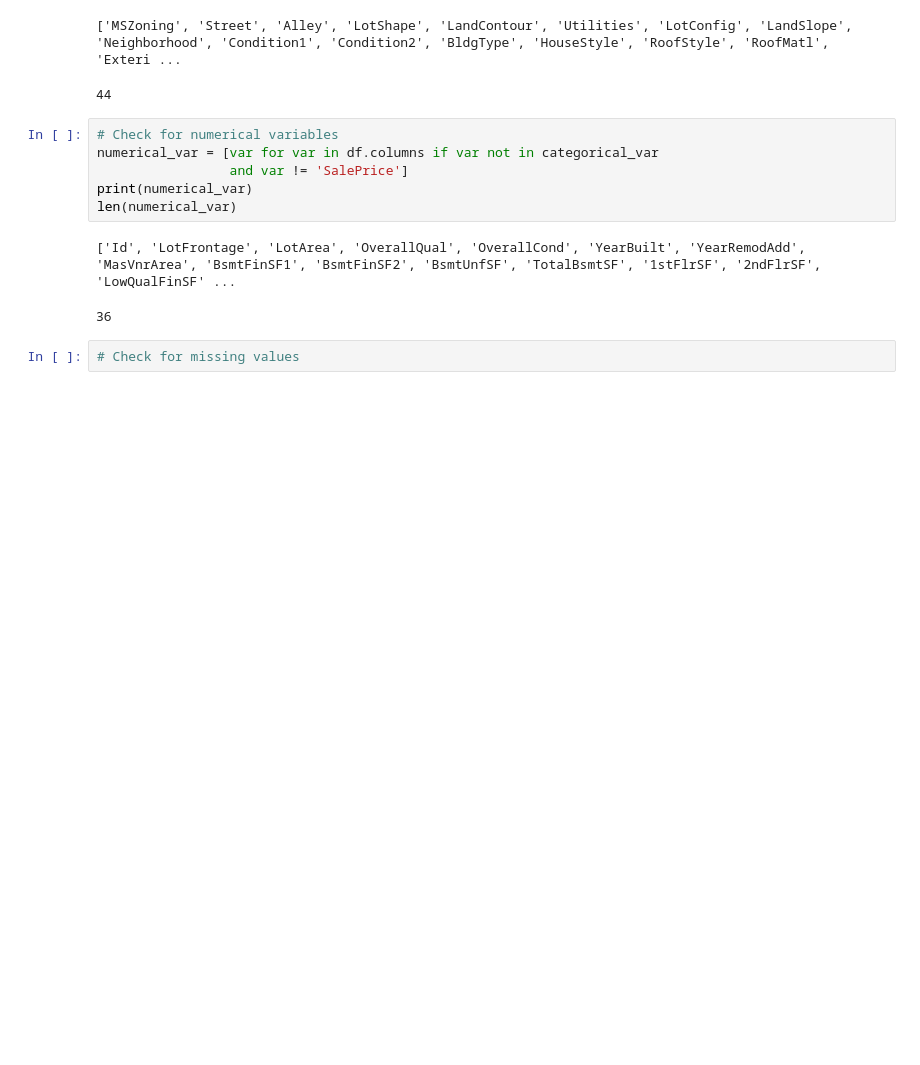
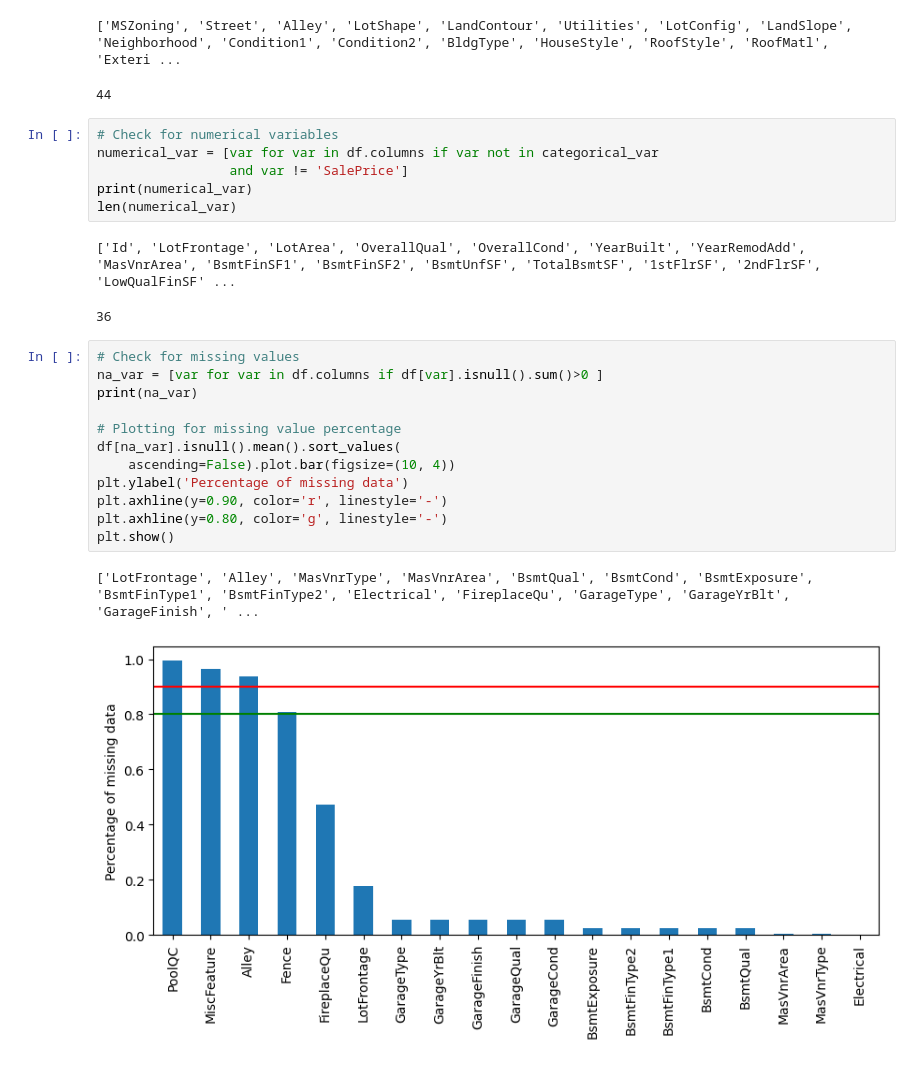
Before and after one commit to paarthvisharma/house_price_prediction, a Jupyter notebook: dataAnalysis.ipynb, the cells around one changed output. Cells and saved outputs as stored; diff of their text form; blank space fills up the shorter version.

```diff
--- a/dataAnalysis.ipynb
+++ b/dataAnalysis.ipynb
@@ -66,5 +44,18 @@ len(numerical_var)
 # %% [output]
 ['Id', 'LotFrontage', 'LotArea', 'OverallQual', 'OverallCond', 'YearBuilt', 'YearRemodAdd', 'MasVnrArea', 'BsmtFinSF1', 'BsmtFinSF2', 'BsmtUnfSF', 'TotalBsmtSF', '1stFlrSF', '2ndFlrSF', 'LowQualFinSF' ...
 36
-# %%
-# Check for missing values
+# %%
+# Check for missing values
+na_var = [var for var in df.columns if df[var].isnull().sum()>0 ]
+print(na_var)
+
+# Plotting for missing value percentage
+df[na_var].isnull().mean().sort_values(
+    ascending=False).plot.bar(figsize=(10, 4))
+plt.ylabel('Percentage of missing data')
+plt.axhline(y=0.90, color='r', linestyle='-')
+plt.axhline(y=0.80, color='g', linestyle='-')
+plt.show()
+# %% [output]
+['LotFrontage', 'Alley', 'MasVnrType', 'MasVnrArea', 'BsmtQual', 'BsmtCond', 'BsmtExposure', 'BsmtFinType1', 'BsmtFinType2', 'Electrical', 'FireplaceQu', 'GarageType', 'GarageYrBlt', 'GarageFinish', ' ...
+[figure, added]
```
Also changed, not shown: parts of 14 cells of this notebook.
